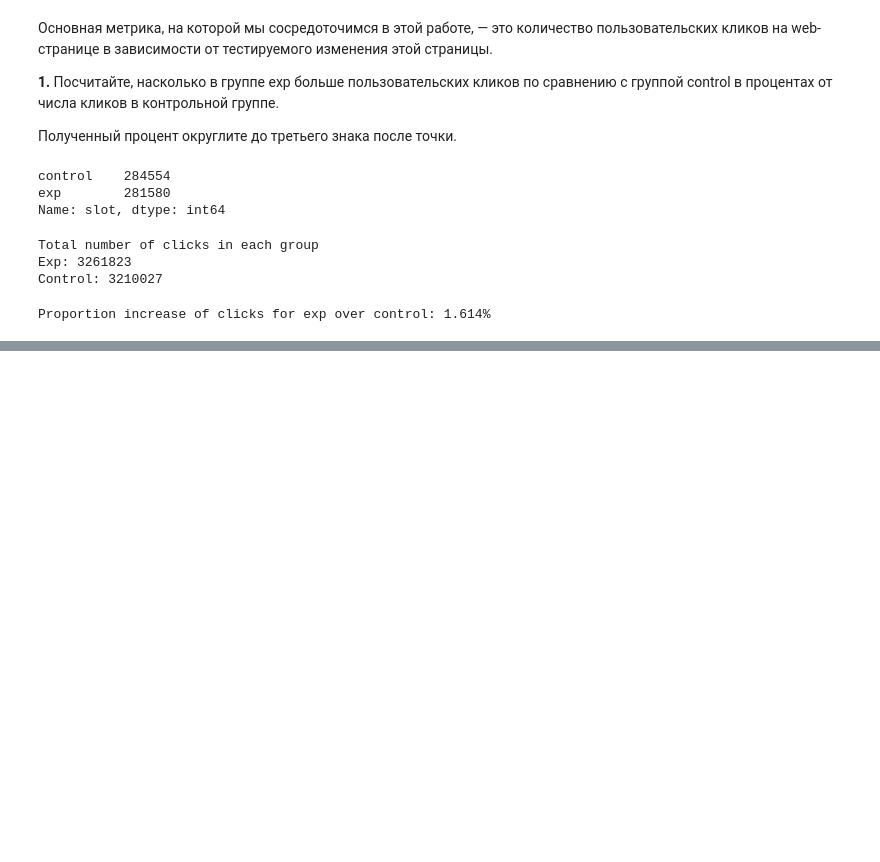
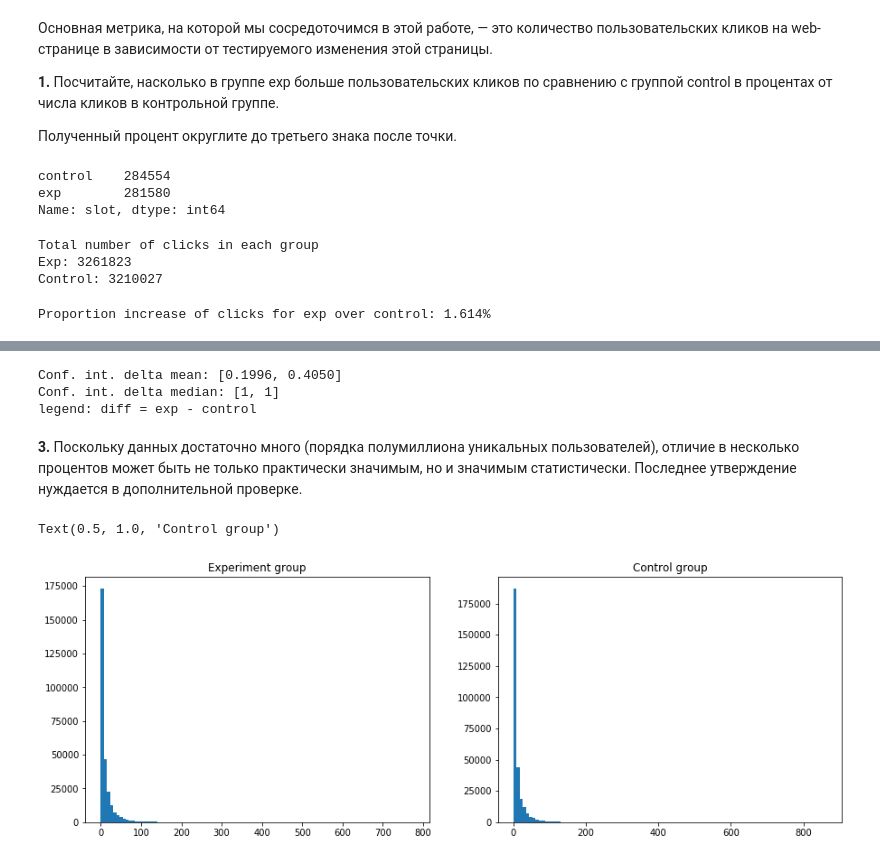
Before and after one commit to AlexG888/Specialization_from_MIPT_and_Yandex, a Jupyter notebook: course_4/theoretical_notebooks/tests.ipynb, the cells around one changed output, grey strips where cells are left out. Drawn from its saved outputs; the diff is of its cells as text; code cells hidden in the pictures; blank space fills up the shorter version.

```diff
--- a/course_4/theoretical_notebooks/tests.ipynb
+++ b/course_4/theoretical_notebooks/tests.ipynb
@@ -1681,0 +1735,27 @@ Proportion increase of clicks for exp over control: 1.614%
+# %%
+delta_mean = list(map(lambda x: x[0] - x[1], zip(exp_cl_mean, ctrl_cl_mean)))
+delta_median = list(map(lambda x: x[0] - x[1], zip(exp_cl_median, ctrl_cl_median)))
+
+delta_mean_bnd = stat_intervals(delta_mean, 0.05)
+delta_median_bnd = stat_intervals(delta_median, 0.05)
+
+print('Conf. int. delta mean: [%.4f, %.4f]' % (delta_mean_bnd[0], delta_mean_bnd[1]))
+print('Conf. int. delta median: [%d, %d]' % (delta_median_bnd[0], delta_median_bnd[1]))
+print('legend: diff = exp - control')
+# %% [output]
+Conf. int. delta mean: [0.1996, 0.4050]
+Conf. int. delta median: [1, 1]
+legend: diff = exp - control
+# %% [markdown]
+**3.** Поскольку данных достаточно много (порядка полумиллиона уникальных пользователей), отличие в несколько процентов может быть не только практически значимым, но и значимым статистически. Последнее утверждение нуждается в дополнительной проверке.
+# %%
+plt.figure(figsize=(15,5))
+plt.subplot(121)
+plt.hist(ab_data.n_clicks.loc[exp], bins=100)
+plt.title('Experiment group')
+plt.subplot(122)
+plt.hist(ab_data.n_clicks.loc[ctrl], bins=100)
+plt.title('Control group')
+# %% [output]
+Text(0.5, 1.0, 'Control group')
+[figure, added]
```
Also changed, not shown: parts of 32 cells of this notebook, 1 other file.
